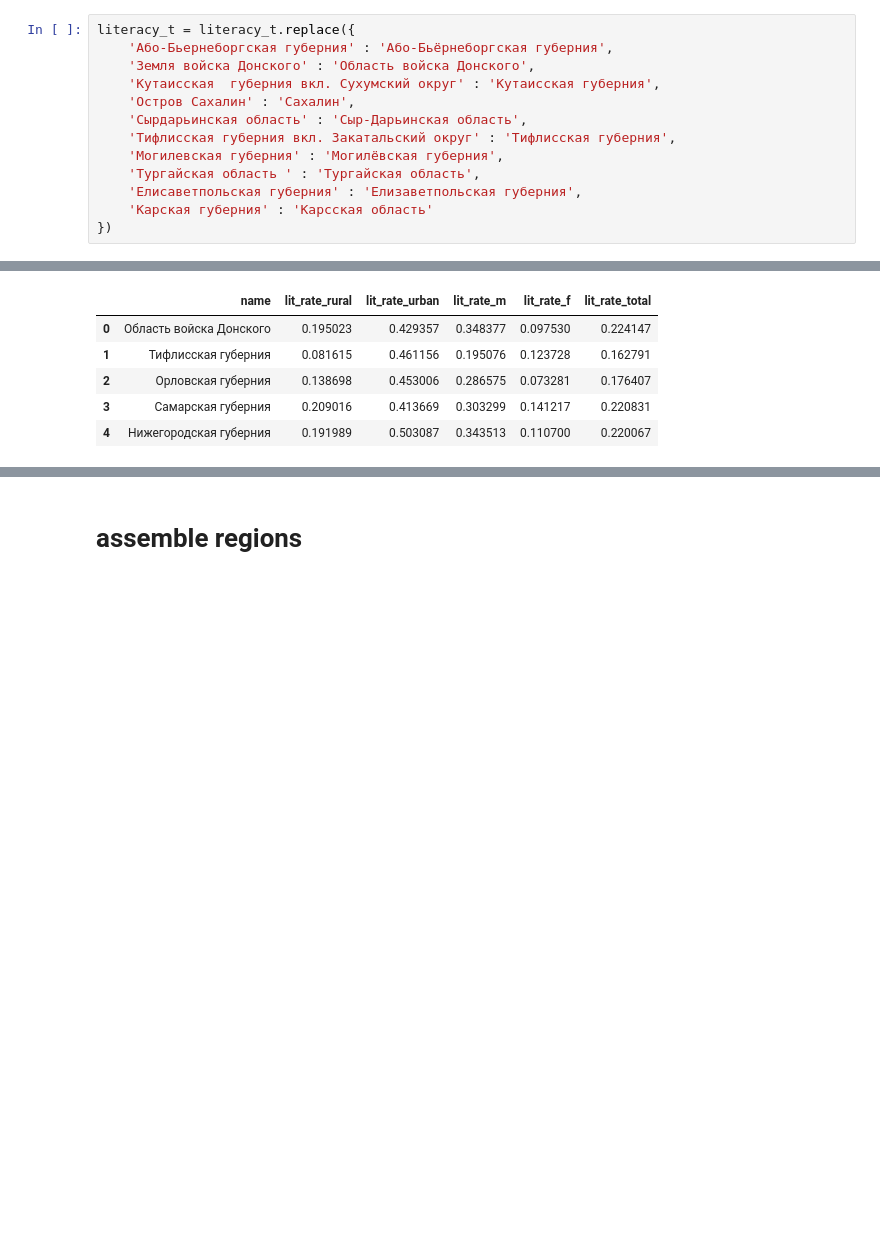
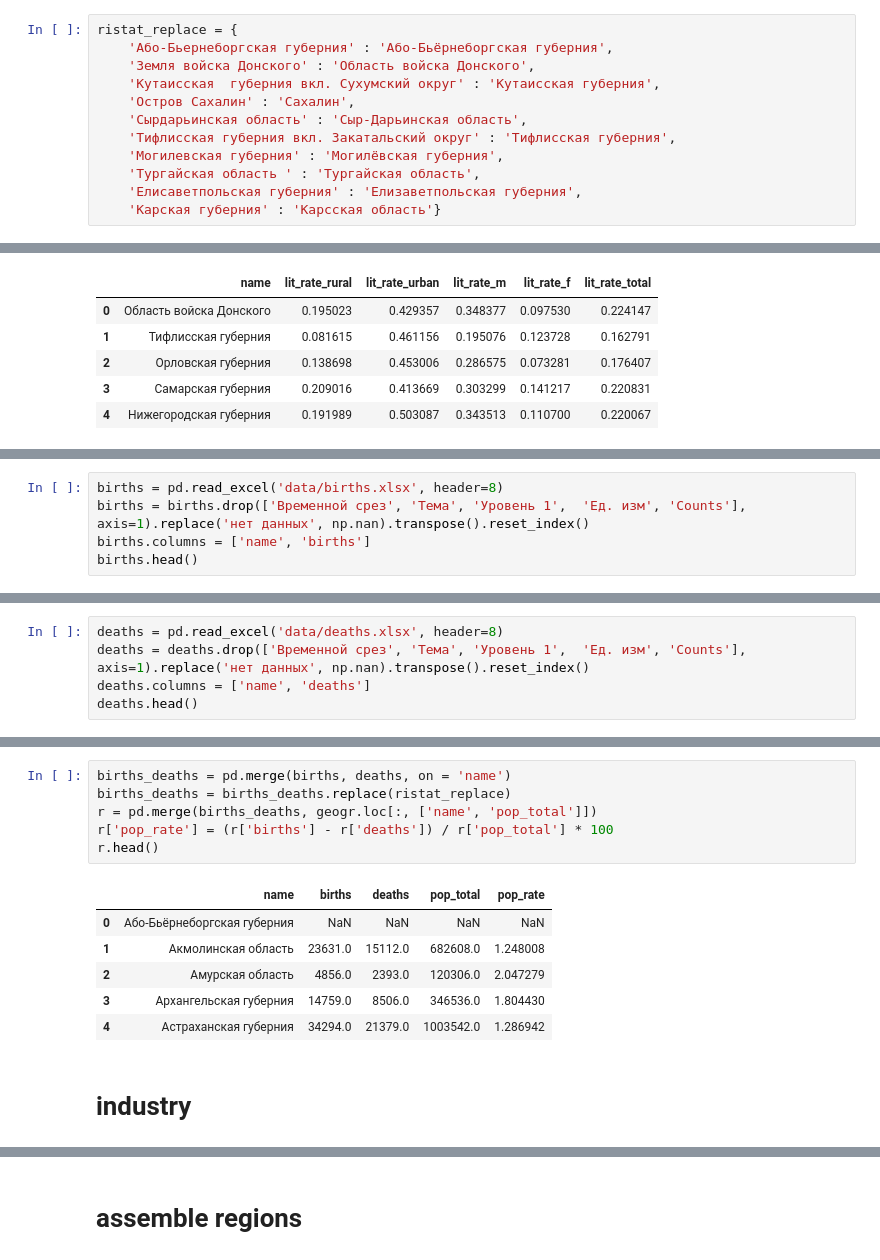
Before and after one commit to fant0md/empire-migrations-coursework, a Jupyter notebook: dataset-creation.ipynb, the cells around one changed output, grey strips where cells are left out. Drawn from its saved outputs; the diff is of its cells as text; blank space fills up the shorter version.

```diff
--- a/dataset-creation.ipynb
+++ b/dataset-creation.ipynb
@@ -144,7 +143,7 @@ literacy_t.columns = ['name', 'literate_rural_f', 'literate_rural_m', 'literate_
 # %%
 #literacy_t.name.unique()
 # %%
-literacy_t = literacy_t.replace({
+ristat_replace = {
     'Або-Бьернеборгская губерния' : 'Або-Бьёрнеборгская губерния',
     'Земля войска Донского' : 'Область войска Донского',
     'Кутаисская  губерния вкл. Сухумский округ' : 'Кутаисская губерния',
@@ -154,5 +153,4 @@ literacy_t = literacy_t.replace({
     'Могилевская губерния' : 'Могилёвская губерния',
     'Тургайская область ' : 'Тургайская область',
     'Елисаветпольская губерния' : 'Елизаветпольская губерния',
-    'Карская губерния' : 'Карсская область'
-})
+    'Карская губерния' : 'Карсская область'}
@@ -184,0 +187,5 @@ lit_rate.head()
+# %%
+births = pd.read_excel('data/births.xlsx', header=8)
+births = births.drop(['Временной срез', 'Тема', 'Уровень 1',  'Ед. изм', 'Counts'], axis=1).replace('нет данных', np.nan).transpose().reset_index()
+births.columns = ['name', 'births']
+births.head()
@@ -184,0 +199,5 @@ lit_rate.head()
+# %%
+deaths = pd.read_excel('data/deaths.xlsx', header=8)
+deaths = deaths.drop(['Временной срез', 'Тема', 'Уровень 1',  'Ед. изм', 'Counts'], axis=1).replace('нет данных', np.nan).transpose().reset_index()
+deaths.columns = ['name', 'deaths']
+deaths.head()
@@ -184,0 +211,15 @@ lit_rate.head()
+# %%
+births_deaths = pd.merge(births, deaths, on = 'name')
+births_deaths = births_deaths.replace(ristat_replace)
+r = pd.merge(births_deaths, geogr.loc[:, ['name', 'pop_total']])
+r['pop_rate'] = (r['births'] - r['deaths']) / r['pop_total'] * 100
+r.head()
+# %% [output]
+|  | name | births | deaths | pop_total | pop_rate |
+| 0 | Або-Бьёрнеборгская губерния | NaN | NaN | NaN | NaN |
+| 1 | Акмолинская область | 23631.0 | 15112.0 | 682608.0 | 1.248008 |
+| 2 | Амурская область | 4856.0 | 2393.0 | 120306.0 | 2.047279 |
+| 3 | Архангельская губерния | 14759.0 | 8506.0 | 346536.0 | 1.804430 |
+| 4 | Астраханская губерния | 34294.0 | 21379.0 | 1003542.0 | 1.286942 |
+# %% [markdown]
+# industry
```
Also changed, not shown: parts of 14 cells of this notebook, 5 other files.
